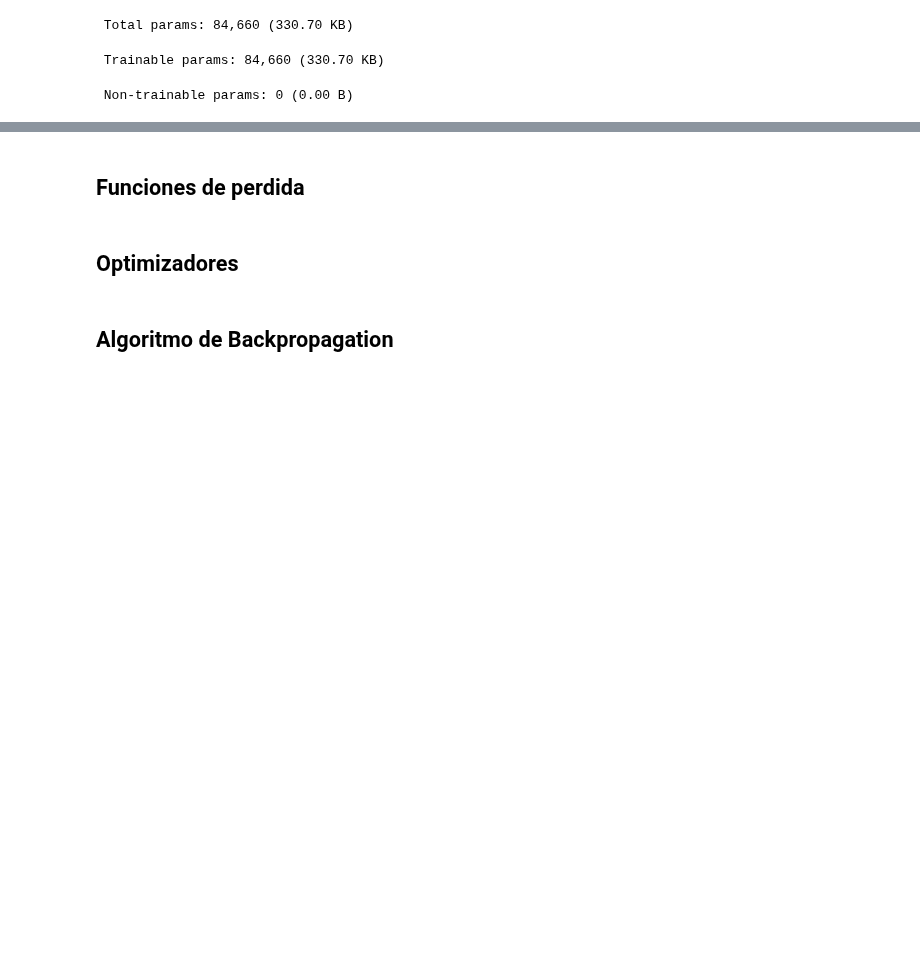
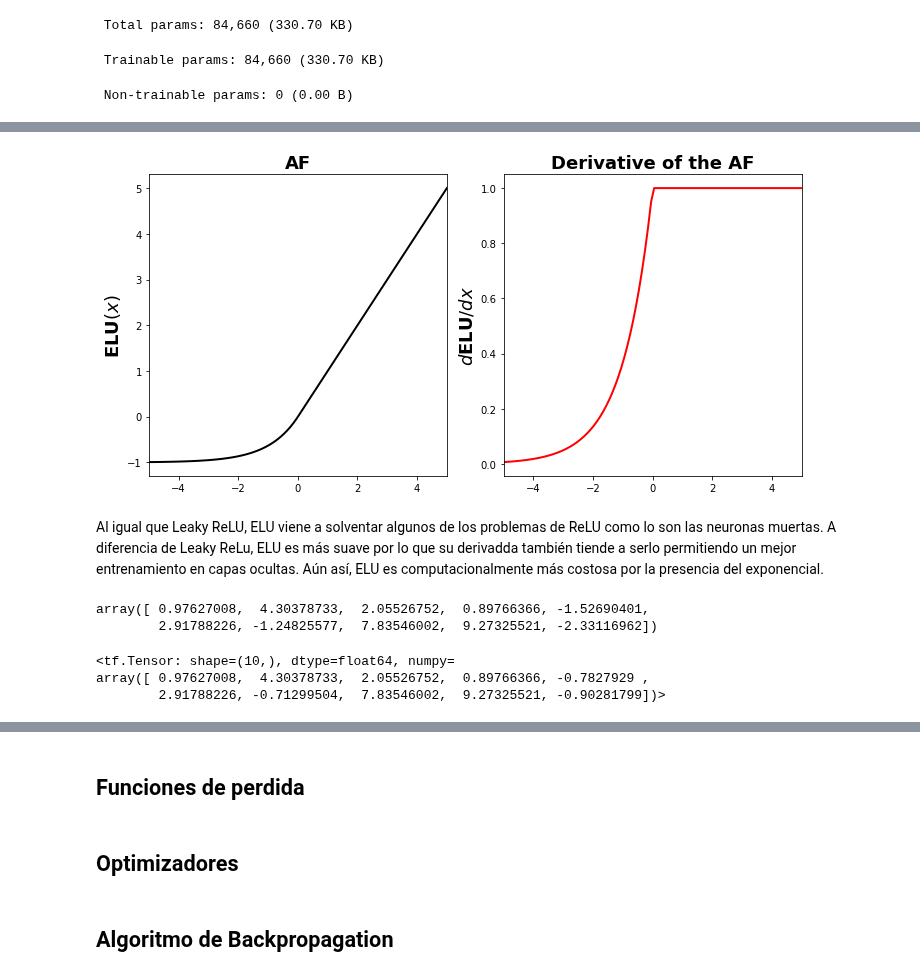
Before and after one commit to hplbrayan/Un-Curso-de-Deep-Learning, a Jupyter notebook: 02_intro_Keras_actf_backp/N2_actf_lf_op_bp.ipynb, the cells around one changed output, grey strips where cells are left out. Drawn from its saved outputs; the diff is of its cells as text; code cells hidden in the pictures; blank space fills up the shorter version.

```diff
--- a/02_intro_Keras_actf_backp/N2_actf_lf_op_bp.ipynb
+++ b/02_intro_Keras_actf_backp/N2_actf_lf_op_bp.ipynb
@@ -762,0 +868,32 @@ array([ 0.97627008,  4.30378733,  2.05526752,  0.89766366, -1.52690401,
+# %%
+# derivada
+x = np.linspace(-5, 5, 100)
+
+alpha = 1
+def d_elu(x, alpha=alpha):
+    if x<0:
+        return alpha*np.exp(x)
+    return 1
+
+d_elu = np.vectorize(d_elu)
+
+plot_af(x,
+        af=keras.activations.elu,
+        daf=d_elu,
+        af_ylabel=f"ELU$(x)$",
+        daf_ylabel=f"$d$ELU$/dx$", **{"alpha":alpha})
+# %% [output]
+[figure, added]
+# %% [markdown]
+Al igual que Leaky ReLU, ELU viene a solventar algunos de los problemas de ReLU como lo son las neuronas muertas. A diferencia de Leaky ReLu, ELU es más suave por lo que su derivadda  también tiende a serlo permitiendo un mejor entrenamiento en capas ocultas. Aún así, ELU es computacionalmente más costosa por la presencia del exponencial.
+# %%
+xp
+# %% [output]
+array([ 0.97627008,  4.30378733,  2.05526752,  0.89766366, -1.52690401,
+        2.91788226, -1.24825577,  7.83546002,  9.27325521, -2.33116962])
+# %%
+keras.activations.elu(xp)
+# %% [output]
+<tf.Tensor: shape=(10,), dtype=float64, numpy=
+array([ 0.97627008,  4.30378733,  2.05526752,  0.89766366, -0.7827929 ,
+        2.91788226, -0.71299504,  7.83546002,  9.27325521, -0.90281799])>
```
Also changed, not shown: parts of 79 cells of this notebook.
